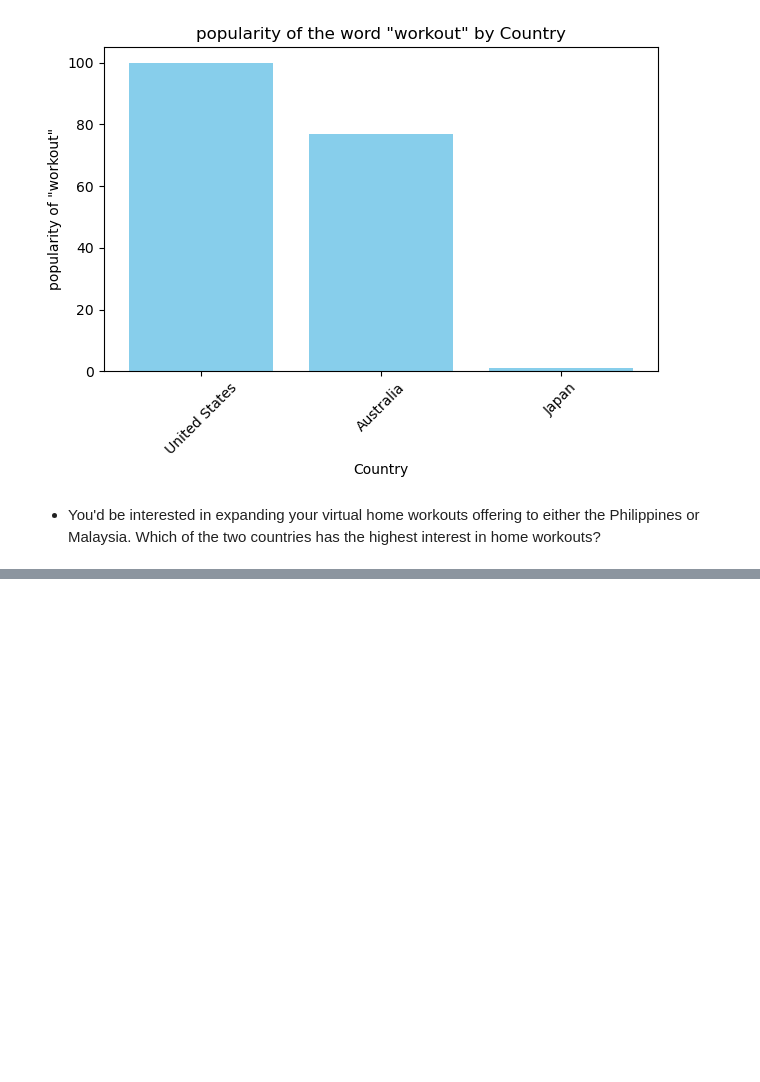
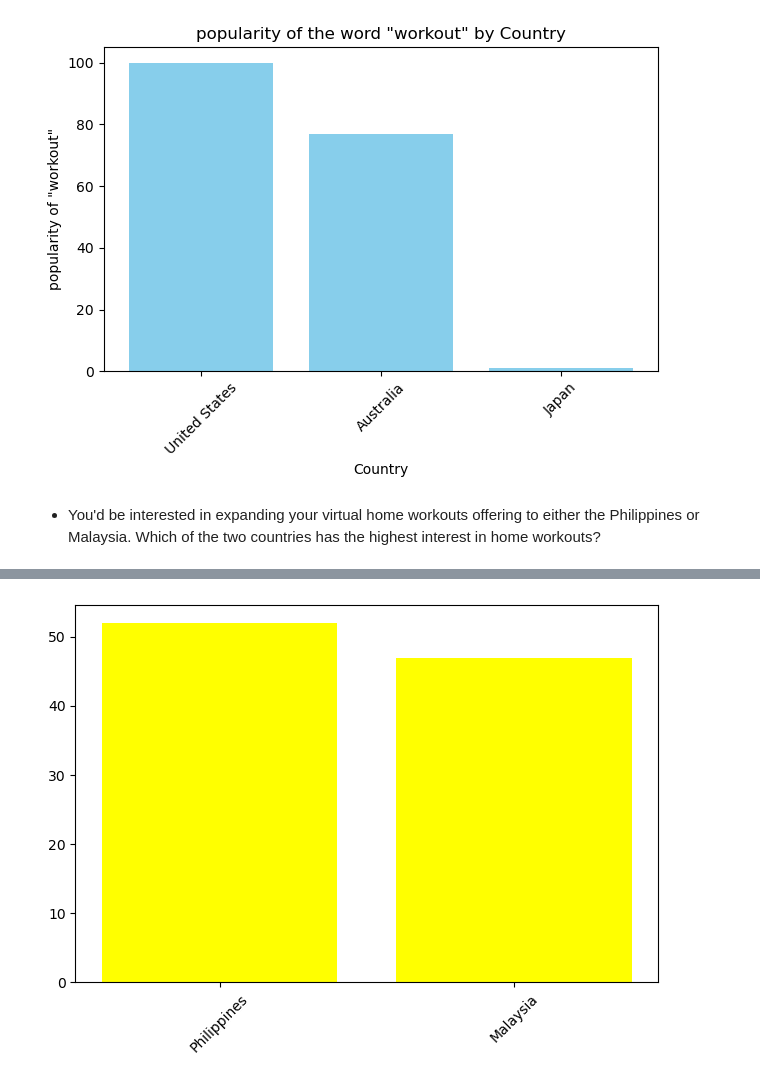
Before and after one commit to Nawel-Bellil/AI, a Jupyter notebook: fitness_studio/workspace/market-analysis.ipynb, the cells around one changed output, grey strips where cells are left out. Saved outputs shown, nothing was run; the diff lists cells and outputs as text; code cells hidden in the pictures; blank space fills up the shorter version.

Commit message:
Philippines has the highest interest in home workout

```diff
--- a/fitness_studio/workspace/market-analysis.ipynb
+++ b/fitness_studio/workspace/market-analysis.ipynb
@@ -128,3 +128,6 @@ plt.show()
 top_country = 'United States'
 # %% [markdown]
 - You'd be interested in expanding your virtual home workouts offering to either the Philippines or Malaysia. Which of the two countries has the highest interest in home workouts?
+# %%
+three_wkeywords_geo = pd.read_csv('C:/Users/Morsi Store DZ/AI/fitness_studio/workspace/data/three_keywords_geo.csv')
+three_wkeywords_geo.head()
@@ -130,0 +141,9 @@ top_country = 'United States'
+# %%
+countries_home_workout = three_wkeywords_geo[three_wkeywords_geo['Country'].isin(['Philippines','Malaysia'])]
+countries_home_workout = countries_home_workout[['Country','home_workout_2018_2023']]
+plt.bar(countries_home_workout['Country'], countries_home_workout['home_workout_2018_2023'], color='yellow')
+plt.xticks(rotation=45)
+plt.tight_layout()
+plt.show()
+# %% [output]
+[figure, added]
```
Also changed, not shown: parts of 2 cells of this notebook.
